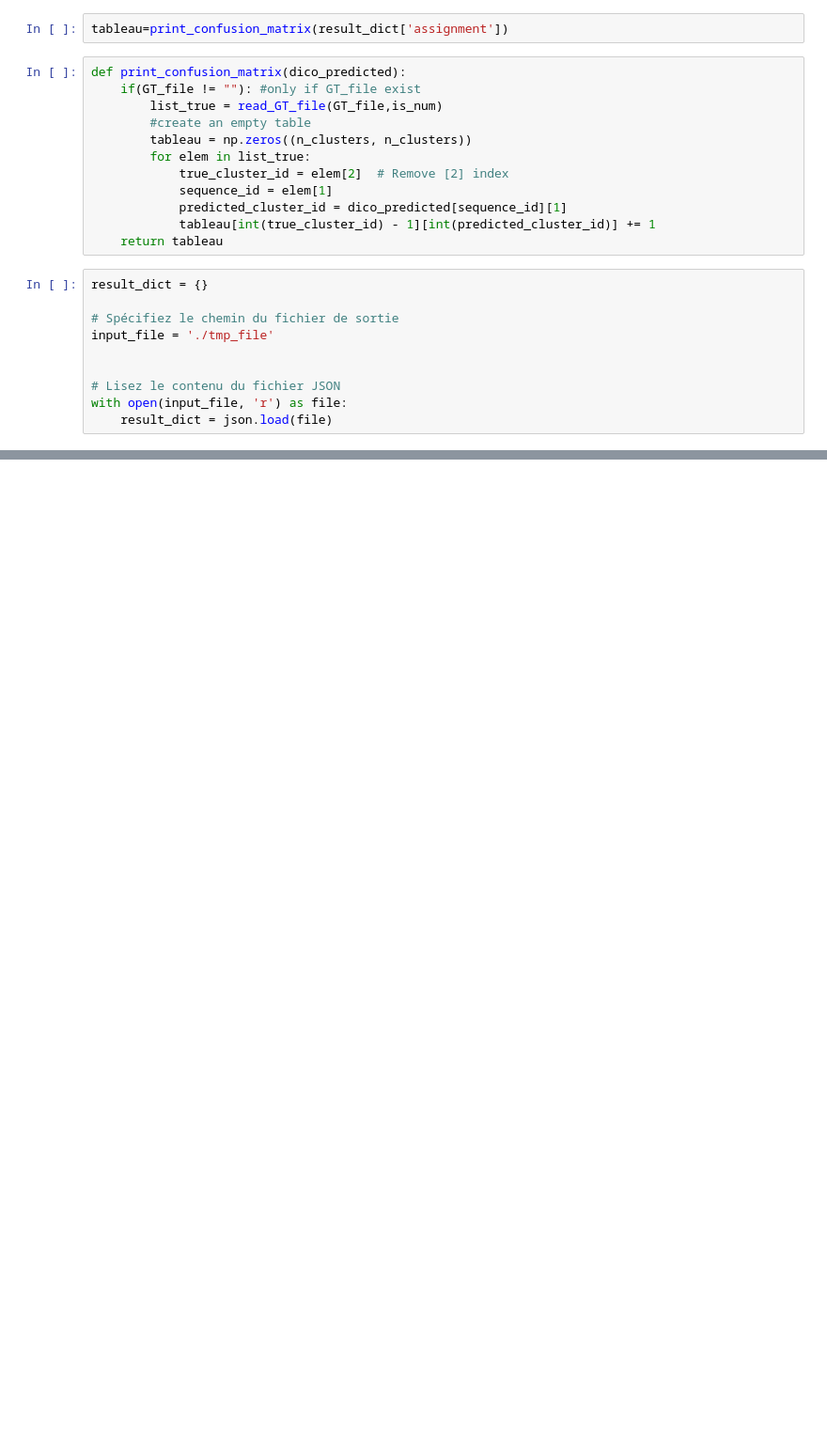
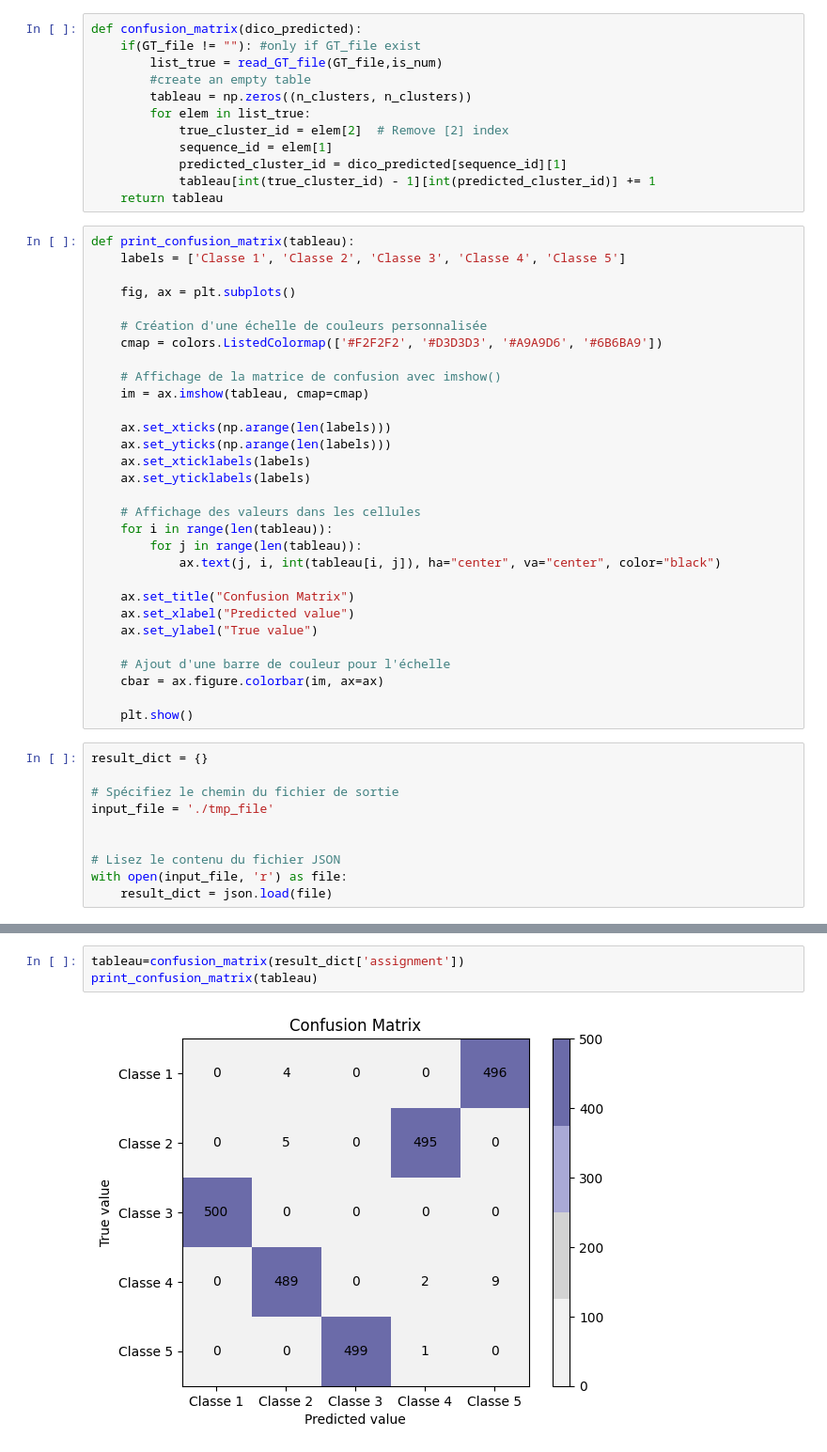
Before and after one commit to jkohler1/bio_info, a Jupyter notebook: project.ipynb, the cells around one changed output, grey strips where cells are left out. Shown at 94% size. Cells and saved outputs as stored; diff of their text form; blank space fills up the shorter version.

Commit message:
matrice_de_confusion_marche

```diff
--- a/project.ipynb
+++ b/project.ipynb
@@ -67,10 +69,8 @@ def read_GT_file(input_file,is_num):
             elem[2]=indice
             indice+=1
     return list_true
-# %%
-tableau=print_confusion_matrix(result_dict['assignment'])
 # %%
-def print_confusion_matrix(dico_predicted):
+def confusion_matrix(dico_predicted):
     if(GT_file != ""): #only if GT_file exist
         list_true = read_GT_file(GT_file,is_num)
         #create an empty table
@@ -81,6 +81,36 @@ def print_confusion_matrix(dico_predicted):
             predicted_cluster_id = dico_predicted[sequence_id][1]
             tableau[int(true_cluster_id) - 1][int(predicted_cluster_id)] += 1
     return tableau
+# %%
+def print_confusion_matrix(tableau):
+    labels = ['Classe 1', 'Classe 2', 'Classe 3', 'Classe 4', 'Classe 5']
+
+    fig, ax = plt.subplots()
+
+    # Création d'une échelle de couleurs personnalisée
+    cmap = colors.ListedColormap(['#F2F2F2', '#D3D3D3', '#A9A9D6', '#6B6BA9'])
+
+    # Affichage de la matrice de confusion avec imshow()
+    im = ax.imshow(tableau, cmap=cmap)
+
+    ax.set_xticks(np.arange(len(labels)))
+    ax.set_yticks(np.arange(len(labels)))
+    ax.set_xticklabels(labels)
+    ax.set_yticklabels(labels)
+
+    # Affichage des valeurs dans les cellules
+    for i in range(len(tableau)):
+        for j in range(len(tableau)):
+            ax.text(j, i, int(tableau[i, j]), ha="center", va="center", color="black")
+
+    ax.set_title("Confusion Matrix")
+    ax.set_xlabel("Predicted value")
+    ax.set_ylabel("True value")
+
+    # Ajout d'une barre de couleur pour l'échelle
+    cbar = ax.figure.colorbar(im, ax=ax)
+
+    plt.show()
 # %%
 result_dict = {}
 
@@ -136,0 +124,5 @@ tableau[1][1]
+# %%
+tableau=confusion_matrix(result_dict['assignment'])
+print_confusion_matrix(tableau)
+# %% [output]
+[figure, added]
```
Also changed, not shown: parts of 4 cells of this notebook, 4 other files.
